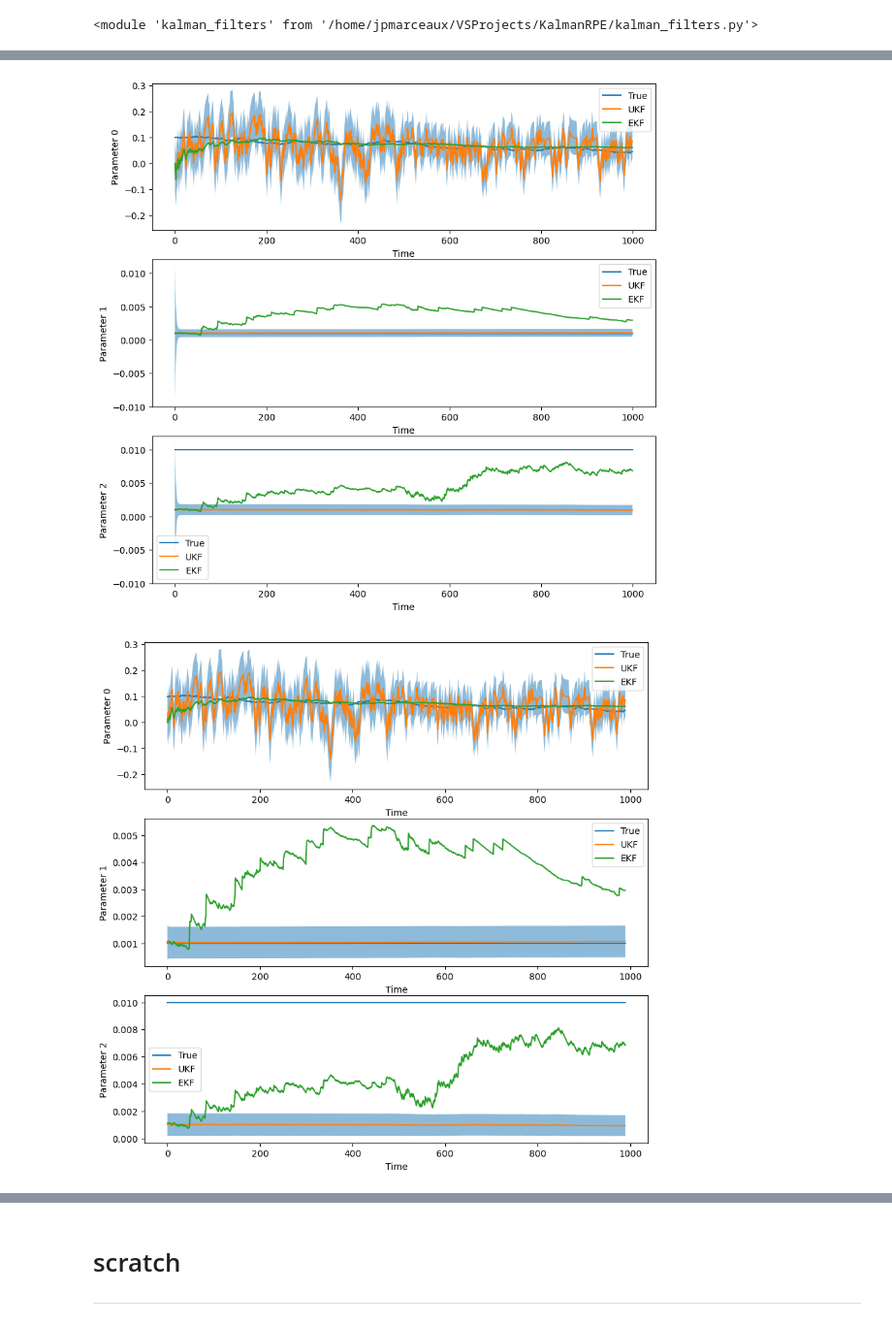
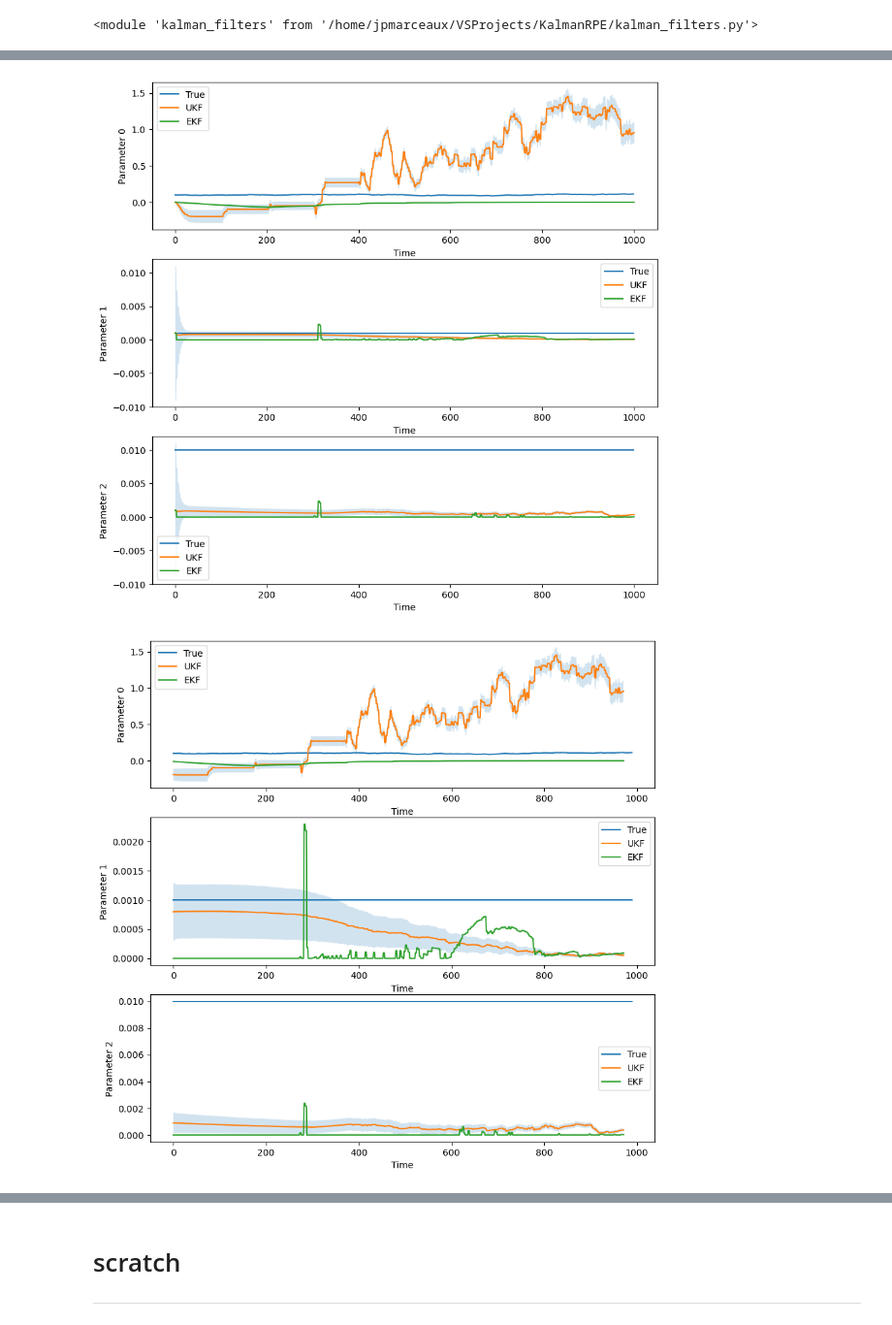
Before and after one commit to jpmarceaux/KalmanRPE, a Jupyter notebook: lindblad_error_1phase.ipynb, the cells around one changed output, grey strips where cells are left out. Shown at 97% size. Saved outputs shown, nothing was run; the diff lists cells and outputs as text; code cells hidden in the pictures.

```diff
--- a/lindblad_error_1phase.ipynb
+++ b/lindblad_error_1phase.ipynb
@@ -383,7 +383,7 @@ class LindbladUKF_3Param(UnscentedKalmanFilter):
 # %%
 MEAS_0 = (0.5*np.eye(2) + 0.5*SIGZ).flatten()
 MEAS_PLUS = (0.5*np.eye(2) + 0.5*SIGX).flatten()
-MEAS_RIGHT = (0.5*np.eye(2) - 0.5*SIGY).flatten()
+MEAS_RIGHT = (0.5*np.eye(2) + 0.5*SIGY.T).flatten()
 
 PREP_0 = (0.5*np.eye(2) + 0.5*SIGZ).flatten()
 PREP_PLUS = (0.5*np.eye(2) + 0.5*SIGX).flatten()
@@ -401,18 +401,22 @@ q = 0.001
 num_steps = 1000
 true_x_traj = make_xstate_timseries(xstate, q, num_steps)
 # %%
-def plot_estimate_trajectories(trajectories, uncertainties=None, labels=None):
+def plot_estimate_trajectories(trajectories, uncertainties=None, labels=None, spacings=None):
     # plot 3 params over time
     fig, ax = plt.subplots(3, 1, figsize=(10, 10))
     if uncertainties is None:
         uncertainties = [None]*len(trajectories)
     if labels is None:
         labels = [None]*len(trajectories)
+    if spacings is None:
+        spacings = [1]*len(trajectories)
     for i in range(3):
-        for traj, uncert, label in zip(trajectories, uncertainties, labels):
-            ax[i].plot(traj[:, i], label=label)
+        for traj, uncert, label, spacing in zip(trajectories, uncertainties, labels, spacings):
+            traj_line = np.repeat(traj[:, i], spacing)
+            ax[i].plot(traj_line, label=label)
             if uncert is not None:
-                ax[i].fill_between(np.arange(len(traj[:, i])), traj[:, i] - uncert[:, i], traj[:, i] + uncert[:, i], alpha=0.5)
+                uncert_line = np.repeat(uncert[:, i], spacing)
+                ax[i].fill_between(np.arange(len(traj_line)), traj_line - uncert_line, traj_line + uncert_line, alpha=0.2)
         ax[i].set_xlabel("Time")
         ax[i].set_ylabel(f"Parameter {i}")
         ax[i].legend()
@@ -432,12 +436,12 @@ def make_experiment_timeseries(xstates, circ_defs):
 experiment_list = [make_standard_experiment_at_depth(d) for d in range(1, 10)]
 # %%
 def depth_function(P, idx):
-    return 2**(idx // 500)
+    return 2**(idx // 100)
 # %%
 num_shots_per_circuit = 1
 
 x0 = np.array([0, 0.001, 0.001])
-P0 = np.diag([0.01, 1e-4, 1e-4])
+P0 = np.diag([0.0001, 1e-4, 1e-4])
 Q = np.diag([q, 0, 0])
 
 ukf = LindbladUKF_3Param(x0, P0, 3, save_history=True)
@@ -447,20 +451,23 @@ ekf = MyEKF(x0, P0, 1, save_history=True)
 ekf.Q = Q
 
 itr = 0
-progress_bar = tqdm(total=len(true_x_traj))
+progress_bar = tqdm(total=len(true_x_traj)/3)
 while (itr < len(true_x_traj)):
     for sidx in range(num_shots_per_circuit):
-        if itr >= len(true_x_traj) or itr + 3 > len(true_x_traj):
+        if itr + 3 > len(true_x_traj):
             itr = len(true_x_traj) # to break the while loop
             break
         for cidx in range(3):
             d = depth_function(P0, itr)
             circs = make_standard_experiment_at_depth(d)
-            counts = rpe_observation(true_x_traj[itr], circs, 1)
+            count_list = []
+            for itr2 in range(3):
+                counts_i = rpe_observation(true_x_traj[itr+itr2], [circs[itr2]], 1)
+                count_list.append(counts_i)
             ukf.predict()
-            ukf.update(counts, 1, circs)
-            ekf.update(counts, 1, circs)
-            itr += 1
+            ukf.update(sum(count_list), 1, circs)
+            ekf.update(sum(count_list), 1, circs)
+            itr += 3
             progress_bar.update(1)
 progress_bar.close()
 # %%
@@ -480,11 +487,13 @@ def plot_depth_history(depth_history):
     plt.show()
 # %%
 ukf_error_bars = format_covar_error_bars(ukf.Phistory)
+labels = ['True', 'UKF', 'EKF']
+spacing = [1, 3, 3]
 depth_history = [depth_function(P0, idx) for idx in range(num_steps)]
-plot_estimate_trajectories([true_x_traj, np.array(ukf.xhistory), np.array(ekf.xhistory)], [None, ukf_error_bars, None], ['True', 'UKF', 'EKF'])
+plot_estimate_trajectories([true_x_traj, np.array(ukf.xhistory), np.array(ekf.xhistory)], [None, ukf_error_bars, None], labels, spacing)
 second_start_idx = 10
-plot_estimate_trajectories([true_x_traj[second_start_idx:], np.array(ukf.xhistory[second_start_idx:]), np.array(ekf.xhistory[second_start_idx:])], [None, ukf_error_bars[second_start_idx:], None], ['True', 'UKF', 'EKF'])
+plot_estimate_trajectories([true_x_traj[second_start_idx:], np.array(ukf.xhistory[second_start_idx:]), np.array(ekf.xhistory[second_start_idx:])], [None, ukf_error_bars[second_start_idx:], None], labels, spacing)
 plot_depth_history(depth_history)
 # %% [output]
-[figure, old version]
+[figure, new version]
-[figure, old version]
+[figure, new version]
```
Also changed, not shown: parts of 2 cells of this notebook, 1 other file.
